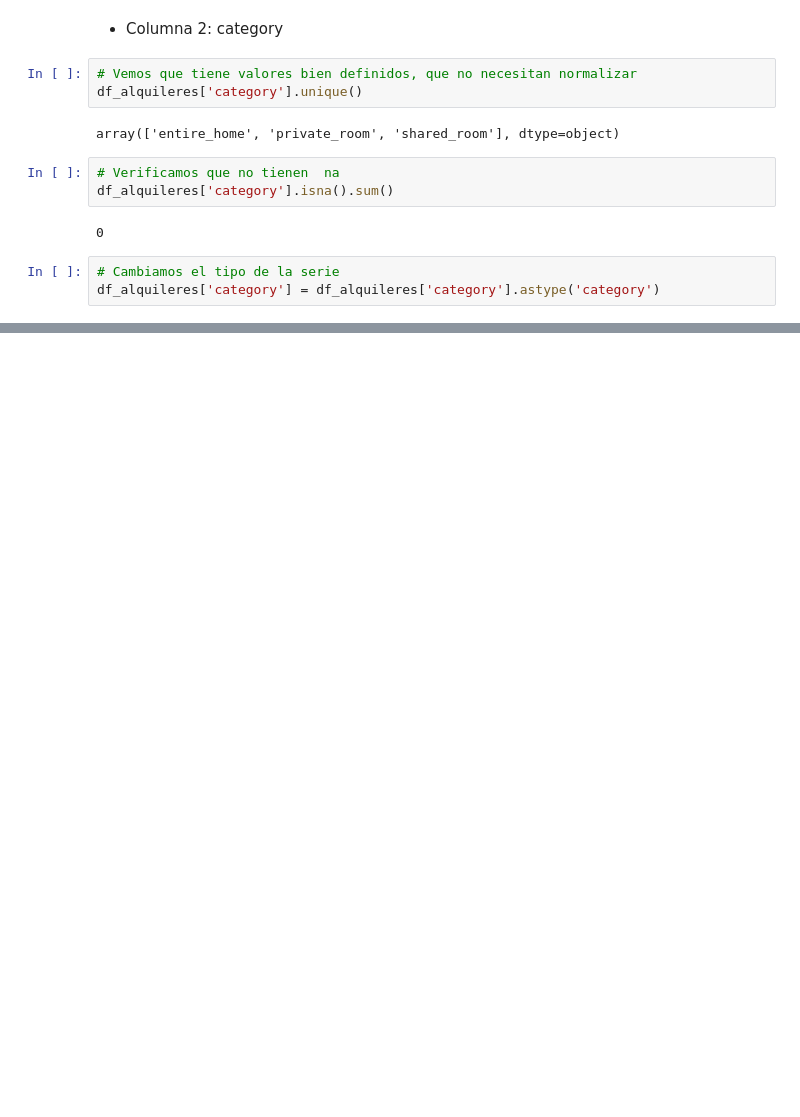
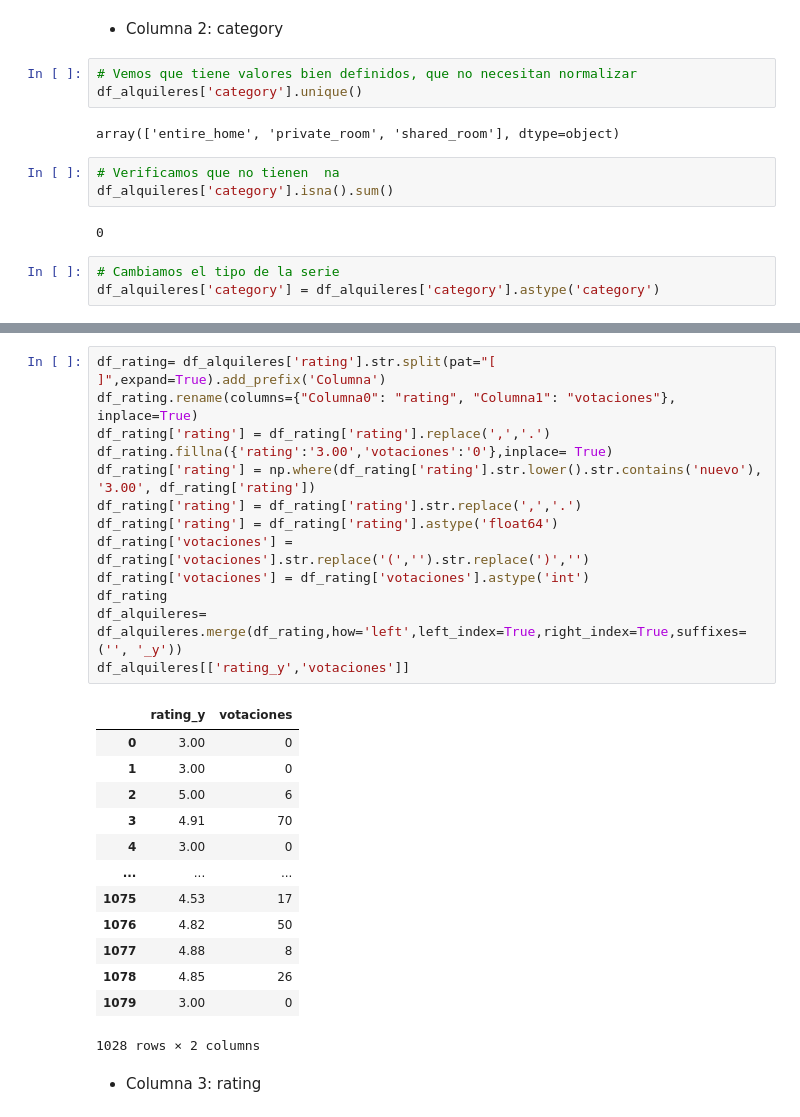
Before and after one commit to carlos1680/CPEDWObligatorio, a Jupyter notebook: trabajo.ipynb, the cells around one changed output, grey strips where cells are left out. Saved outputs shown, nothing was run; the diff lists cells and outputs as text; blank space fills up the shorter version.

```diff
--- a/trabajo.ipynb
+++ b/trabajo.ipynb
@@ -851,0 +873,29 @@ df_alquileres['category'] = df_alquileres['category'].astype('category')
+# %%
+df_rating= df_alquileres['rating'].str.split(pat="[ ]",expand=True).add_prefix('Columna')
+df_rating.rename(columns={"Columna0": "rating", "Columna1": "votaciones"}, inplace=True)
+df_rating['rating'] = df_rating['rating'].replace(',','.')
+df_rating.fillna({'rating':'3.00','votaciones':'0'},inplace= True)
+df_rating['rating'] = np.where(df_rating['rating'].str.lower().str.contains('nuevo'), '3.00', df_rating['rating'])
+df_rating['rating'] = df_rating['rating'].str.replace(',','.')
+df_rating['rating'] = df_rating['rating'].astype('float64')
+df_rating['votaciones'] = df_rating['votaciones'].str.replace('(','').str.replace(')','')
+df_rating['votaciones'] = df_rating['votaciones'].astype('int')
+df_rating
+df_alquileres= df_alquileres.merge(df_rating,how='left',left_index=True,right_index=True,suffixes=('', '_y'))
+df_alquileres[['rating_y','votaciones']]
+# %% [output]
+|  | rating_y | votaciones |
+| 0 | 3.00 | 0 |
+| 1 | 3.00 | 0 |
+| 2 | 5.00 | 6 |
+| 3 | 4.91 | 70 |
+| 4 | 3.00 | 0 |
+| ... | ... | ... |
+| 1075 | 4.53 | 17 |
+| 1076 | 4.82 | 50 |
+| 1077 | 4.88 | 8 |
+| 1078 | 4.85 | 26 |
+| 1079 | 3.00 | 0 |
+1028 rows × 2 columns
+# %% [markdown]
++ Columna 3: rating
```
Also changed, not shown: parts of 12 cells of this notebook.
